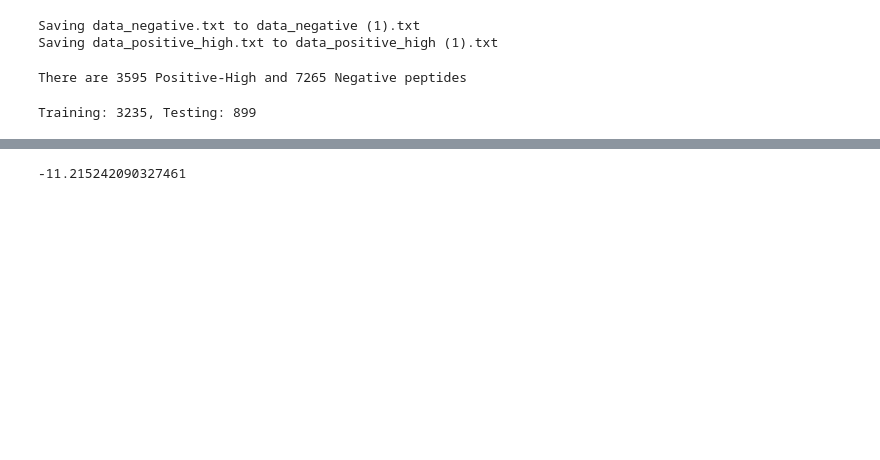
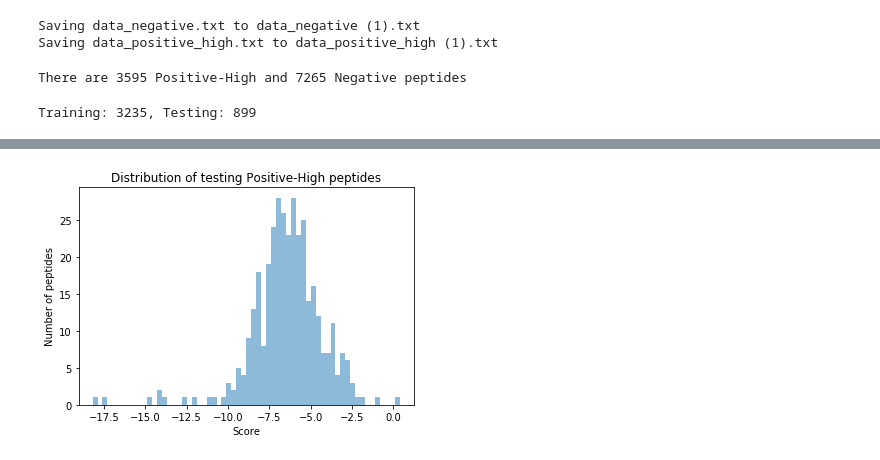
Before and after one commit to pepamengual/bioinformatics_scripts, a Jupyter notebook: jupyter_bojos.ipynb, the cells around one changed output, grey strips where cells are left out. Cells and saved outputs as stored; diff of their text form; code cells hidden in the pictures; blank space fills up the shorter version.

```diff
--- a/jupyter_bojos.ipynb
+++ b/jupyter_bojos.ipynb
@@ -102,12 +102,23 @@ for position, amino_acid_dict in frequency_seen_positive_high_training.items():
     frequency_negative = frequency_seen_negative[position][amino_acid]
     log_2_obs_exp = np.log2(frequency_positive/frequency_negative)
     motif.setdefault(position, {}).setdefault(amino_acid, log_2_obs_exp)
-# %%
-peptide_to_score = "ALRTLWILL"
-score = 0
-for position, amino_acid in enumerate(peptide_to_score):
-  score += motif[position][amino_acid]
-
-print(score)
-# %% [output]
--11.215242090327461
+# %%
+testing_data_values = []
+for peptide in testing_data_positive_high:
+  score = 0
+  for position, amino_acid in enumerate(peptide):
+    score += motif[position][amino_acid]
+  testing_data_values.append(score)
+
+min_values = min(testing_data_values) - 1
+max_values = max(testing_data_values) + 1
+
+bins = np.arange(-50, 50, 0.3)
+plt.xlim([min_values, max_values])
+plt.hist(testing_data_values, bins=bins, alpha=0.5)
+plt.xlabel("Score")
+plt.ylabel("Number of peptides")
+plt.title("Distribution of testing Positive-High peptides")
+plt.show()
+# %% [output]
+[figure, added]
```
Also changed, not shown: parts of 3 cells of this notebook.
